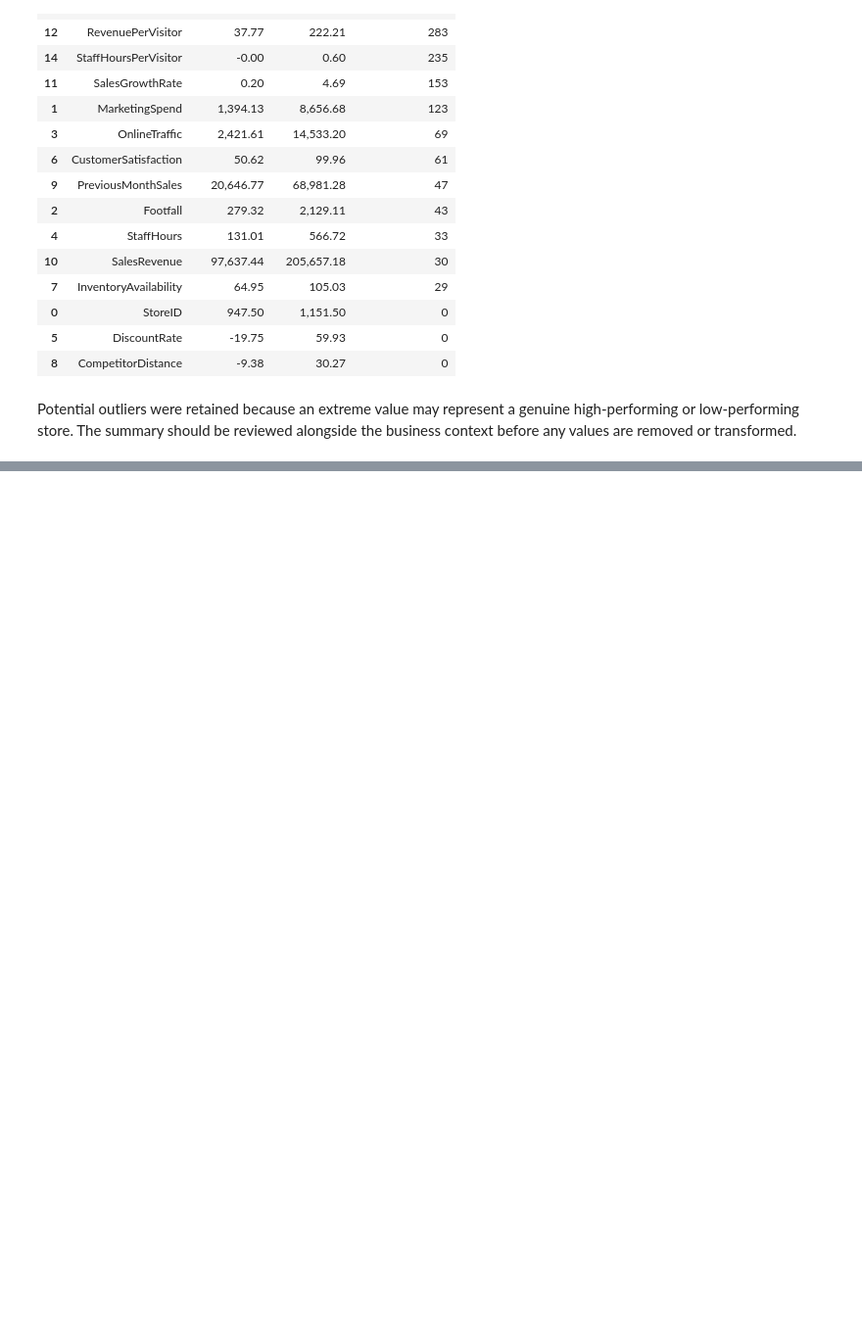
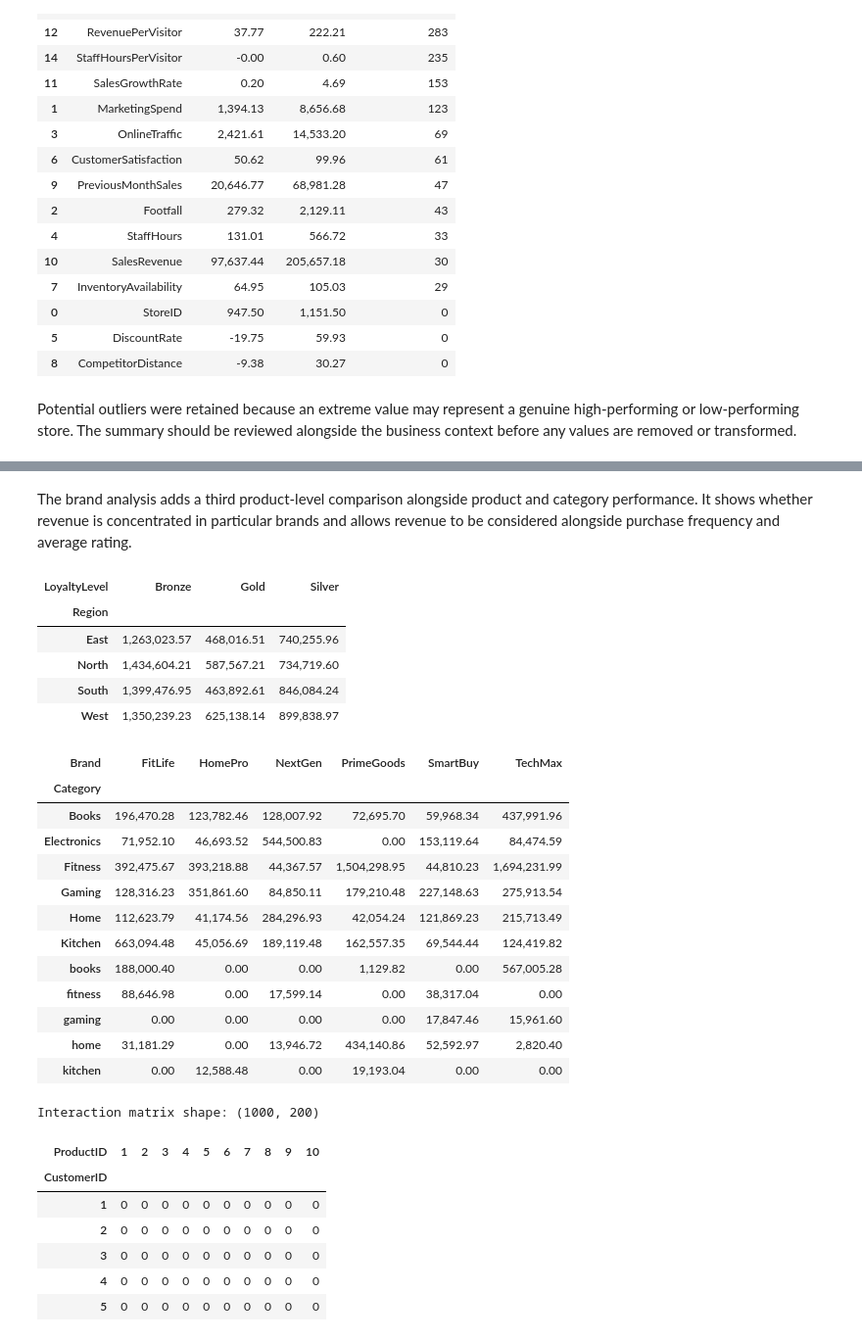
Before and after one commit to PaulaEleni05/CA1-Business-Analytics, a Jupyter notebook: CA1_Analysis.ipynb, the cells around one changed output, grey strips where cells are left out. Shown at 98% size. Drawn from its saved outputs; the diff is of its cells as text; code cells hidden in the pictures; blank space fills up the shorter version.

Commit message:
Completed Task 2

```diff
--- a/CA1_Analysis.ipynb
+++ b/CA1_Analysis.ipynb
@@ -531,0 +666,50 @@ Potential outliers were retained because an extreme value may represent a genuin
+# %% [markdown]
+The brand analysis adds a third product-level comparison alongside product and category performance. It shows whether revenue is concentrated in particular brands and allows revenue to be considered alongside purchase frequency and average rating.
+# %%
+customer_region_pivot = pd.pivot_table(
+    transactions_enriched, values='Spend', index='Region', columns='LoyaltyLevel', aggfunc='sum', fill_value=0
+)
+
+category_brand_pivot = pd.pivot_table(
+    transactions_enriched, values='Spend', index='Category', columns='Brand', aggfunc='sum', fill_value=0
+)
+
+# This pivot compares customer spend by region and loyalty level.
+display(customer_region_pivot)
+
+# This pivot compares product revenue across categories and brands.
+display(category_brand_pivot)
+
+interaction_matrix = transactions_task2.pivot_table(
+    index='CustomerID', columns='ProductID', values='PurchaseCount', aggfunc='sum', fill_value=0
+)
+print('Interaction matrix shape:', interaction_matrix.shape)
+display(interaction_matrix.iloc[:5, :10])
+# %% [output]
+| LoyaltyLevel | Bronze | Gold | Silver |
+| Region |  |  |  |
+| East | 1,263,023.57 | 468,016.51 | 740,255.96 |
+| North | 1,434,604.21 | 587,567.21 | 734,719.60 |
+| South | 1,399,476.95 | 463,892.61 | 846,084.24 |
+| West | 1,350,239.23 | 625,138.14 | 899,838.97 |
+| Brand | FitLife | HomePro | NextGen | PrimeGoods | SmartBuy | TechMax |
+| Category |  |  |  |  |  |  |
+| Books | 196,470.28 | 123,782.46 | 128,007.92 | 72,695.70 | 59,968.34 | 437,991.96 |
+| Electronics | 71,952.10 | 46,693.52 | 544,500.83 | 0.00 | 153,119.64 | 84,474.59 |
+| Fitness | 392,475.67 | 393,218.88 | 44,367.57 | 1,504,298.95 | 44,810.23 | 1,694,231.99 |
+| Gaming | 128,316.23 | 351,861.60 | 84,850.11 | 179,210.48 | 227,148.63 | 275,913.54 |
+| Home | 112,623.79 | 41,174.56 | 284,296.93 | 42,054.24 | 121,869.23 | 215,713.49 |
+| Kitchen | 663,094.48 | 45,056.69 | 189,119.48 | 162,557.35 | 69,544.44 | 124,419.82 |
+| books | 188,000.40 | 0.00 | 0.00 | 1,129.82 | 0.00 | 567,005.28 |
+| fitness | 88,646.98 | 0.00 | 17,599.14 | 0.00 | 38,317.04 | 0.00 |
+| gaming | 0.00 | 0.00 | 0.00 | 0.00 | 17,847.46 | 15,961.60 |
+| home | 31,181.29 | 0.00 | 13,946.72 | 434,140.86 | 52,592.97 | 2,820.40 |
+| kitchen | 0.00 | 12,588.48 | 0.00 | 19,193.04 | 0.00 | 0.00 |
+Interaction matrix shape: (1000, 200)
+| ProductID | 1 | 2 | 3 | 4 | 5 | 6 | 7 | 8 | 9 | 10 |
+| CustomerID |  |  |  |  |  |  |  |  |  |  |
+| 1 | 0 | 0 | 0 | 0 | 0 | 0 | 0 | 0 | 0 | 0 |
+| 2 | 0 | 0 | 0 | 0 | 0 | 0 | 0 | 0 | 0 | 0 |
+| 3 | 0 | 0 | 0 | 0 | 0 | 0 | 0 | 0 | 0 | 0 |
+| 4 | 0 | 0 | 0 | 0 | 0 | 0 | 0 | 0 | 0 | 0 |
+| 5 | 0 | 0 | 0 | 0 | 0 | 0 | 0 | 0 | 0 | 0 |
```
Also changed, not shown: parts of 17 cells of this notebook.
